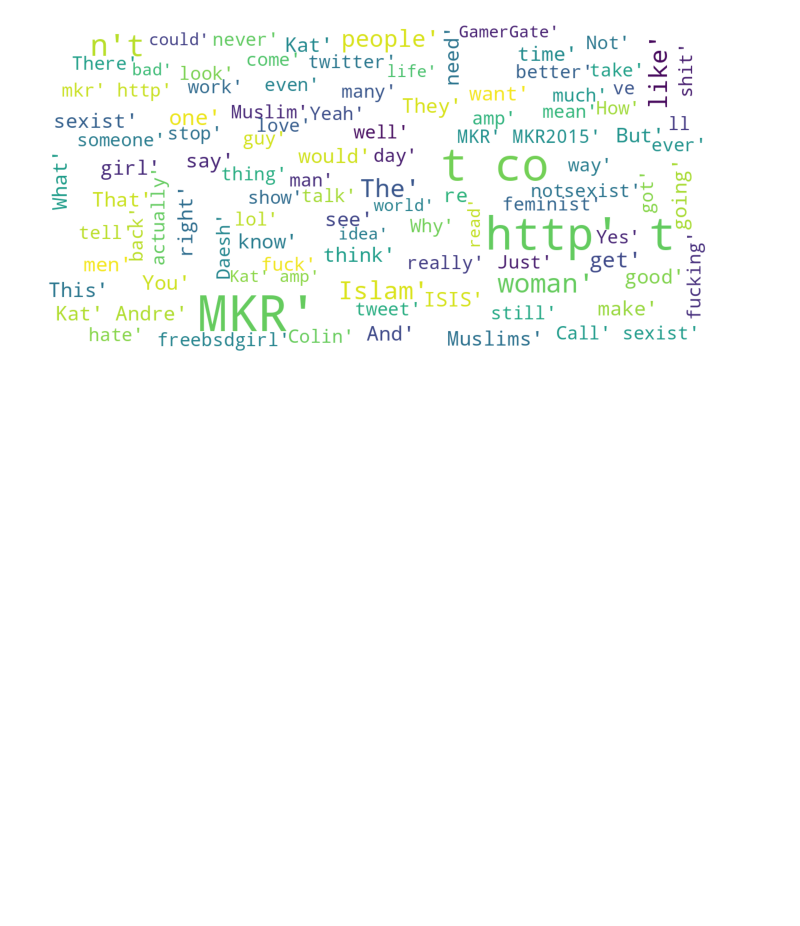
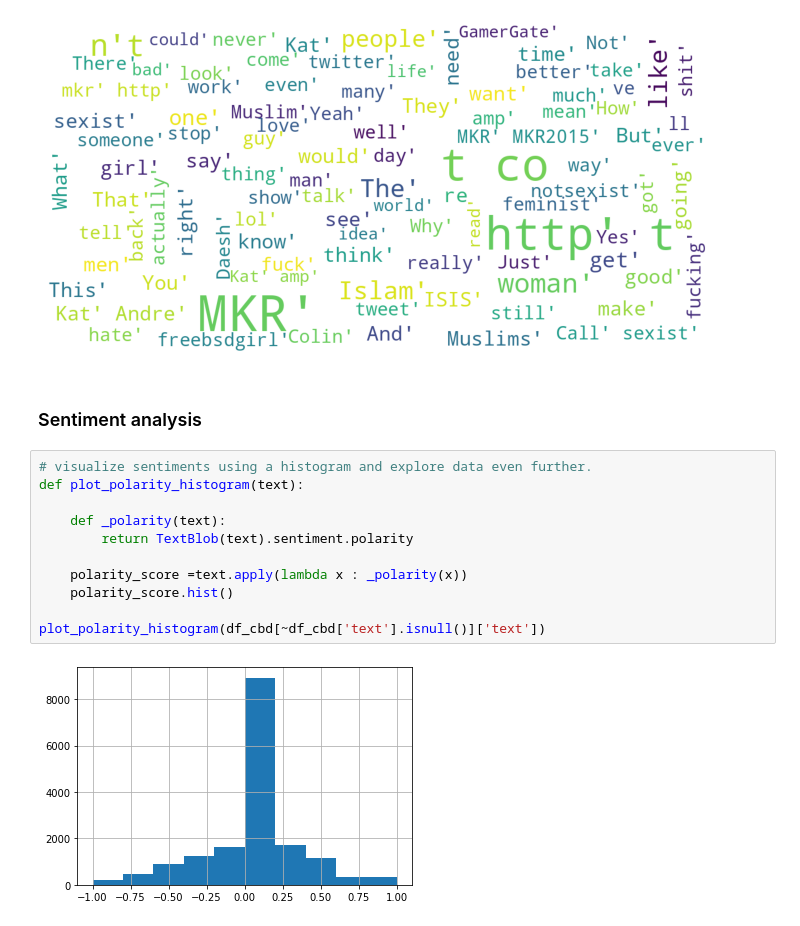
Before and after one commit to hmorales21/cyberbullying-detection-npl, a Jupyter notebook: notebooks/cyberbullying_npl_EDA.ipynb, the cells around one changed output. Saved outputs shown, nothing was run; the diff lists cells and outputs as text; blank space fills up the shorter version.

Commit message:
EDA including sentiment analysis

```diff
--- a/notebooks/cyberbullying_npl_EDA.ipynb
+++ b/notebooks/cyberbullying_npl_EDA.ipynb
@@ -276,3 +278,18 @@ def plot_wordcloud(text):
 plot_wordcloud(df_cbd[~df_cbd['text'].isnull()]['text'])
 # %% [output]
 [figure]
+# %% [markdown]
+<h3>Sentiment analysis</h3>
+# %%
+# visualize sentiments using a histogram and explore data even further.
+def plot_polarity_histogram(text):
+
+    def _polarity(text):
+        return TextBlob(text).sentiment.polarity
+
+    polarity_score =text.apply(lambda x : _polarity(x))
+    polarity_score.hist()
+
+plot_polarity_histogram(df_cbd[~df_cbd['text'].isnull()]['text'])
+# %% [output]
+[figure, added]
```
Also changed, not shown: parts of 4 cells of this notebook.
